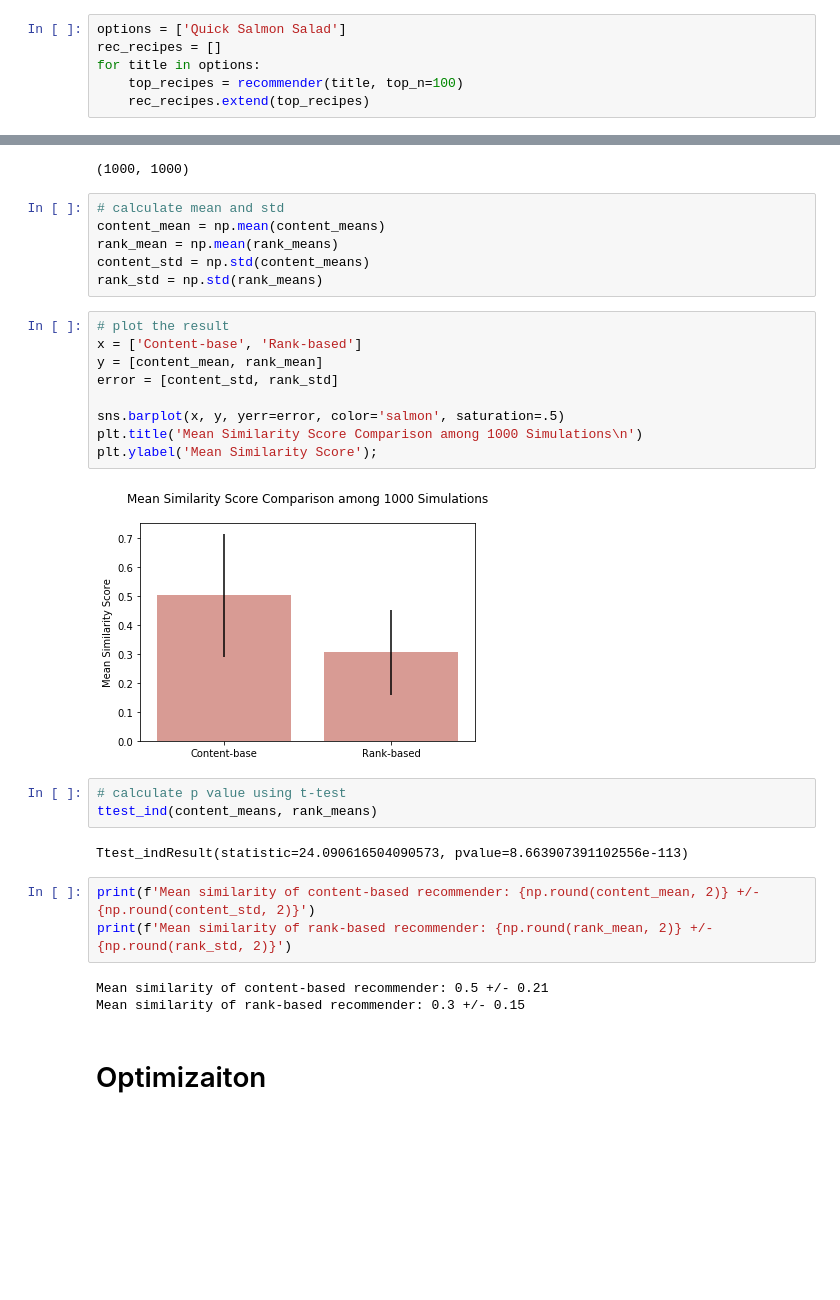
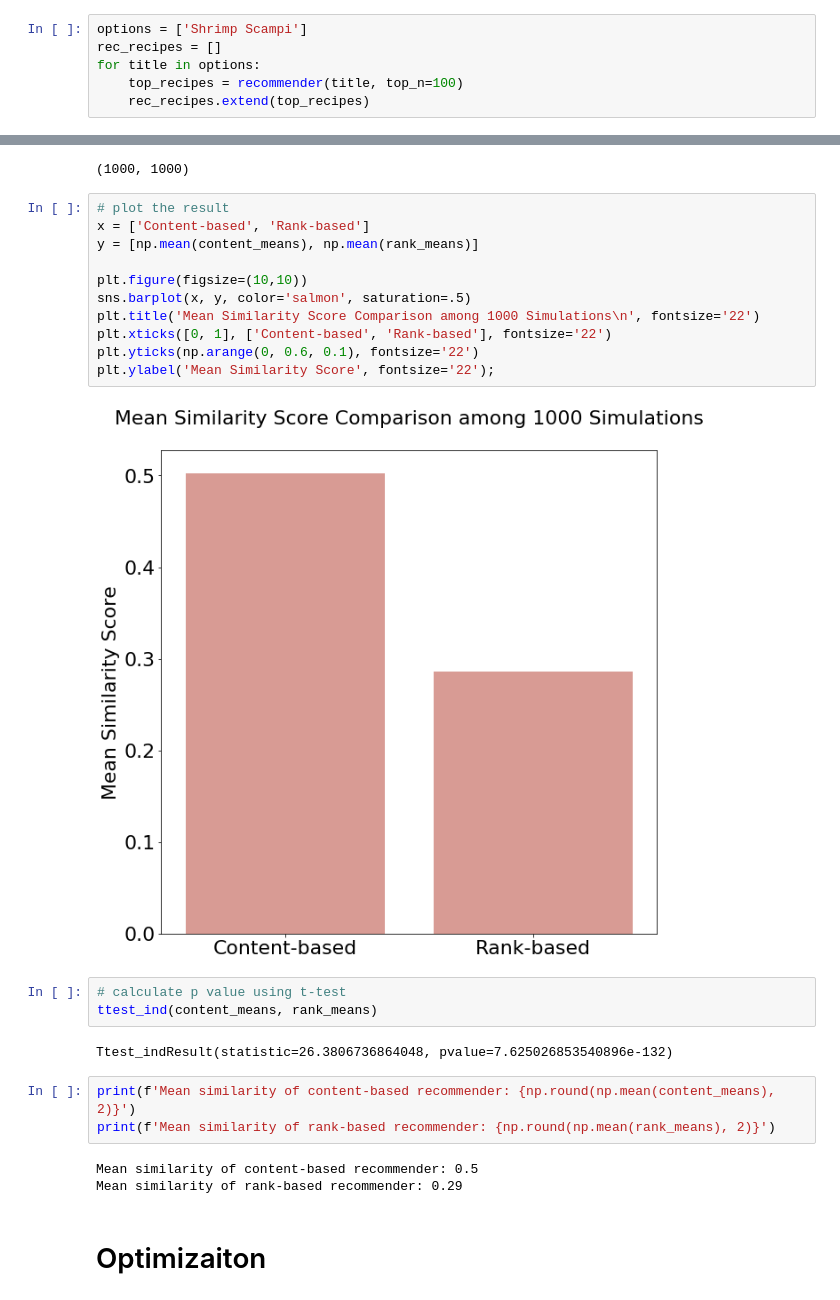
Before and after one commit to yangli53/happy_meals, a Jupyter notebook: Recommender.ipynb, the cells around one changed output, grey strips where cells are left out. Cells and saved outputs as stored; diff of their text form; blank space fills up the shorter version.

```diff
--- a/Recommender.ipynb
+++ b/Recommender.ipynb
@@ -93,7 +93,7 @@ def recommender(title, df=lda_matrix, cosine_sim=cosine_sim, top_n=10):
 
     return top_recipes
 # %%
-options = ['Quick Salmon Salad']
+options = ['Shrimp Scampi']
 rec_recipes = []
 for title in options:
     top_recipes = recommender(title, top_n=100)
@@ -222,34 +222,30 @@ for _ in range(1000):
 len(content_means), len(rank_means)
 # %% [output]
 (1000, 1000)
-# %%
-# calculate mean and std
-content_mean = np.mean(content_means)
-rank_mean = np.mean(rank_means)
-content_std = np.std(content_means)
-rank_std = np.std(rank_means)
 # %%
 # plot the result
-x = ['Content-base', 'Rank-based']
-y = [content_mean, rank_mean]
-error = [content_std, rank_std]
+x = ['Content-based', 'Rank-based']
+y = [np.mean(content_means), np.mean(rank_means)]
 
-sns.barplot(x, y, yerr=error, color='salmon', saturation=.5)
-plt.title('Mean Similarity Score Comparison among 1000 Simulations\n')
-plt.ylabel('Mean Similarity Score');
+plt.figure(figsize=(10,10))
+sns.barplot(x, y, color='salmon', saturation=.5)
+plt.title('Mean Similarity Score Comparison among 1000 Simulations\n', fontsize='22')
+plt.xticks([0, 1], ['Content-based', 'Rank-based'], fontsize='22')
+plt.yticks(np.arange(0, 0.6, 0.1), fontsize='22')
+plt.ylabel('Mean Similarity Score', fontsize='22');
 # %% [output]
-[figure, old version]
+[figure, new version]
 # %%
 # calculate p value using t-test
 ttest_ind(content_means, rank_means)
 # %% [output]
-Ttest_indResult(statistic=24.090616504090573, pvalue=8.663907391102556e-113)
+Ttest_indResult(statistic=26.3806736864048, pvalue=7.625026853540896e-132)
 # %%
-print(f'Mean similarity of content-based recommender: {np.round(content_mean, 2)} +/- {np.round(content_std, 2)}')
-print(f'Mean similarity of rank-based recommender: {np.round(rank_mean, 2)} +/- {np.round(rank_std, 2)}')
+print(f'Mean similarity of content-based recommender: {np.round(np.mean(content_means), 2)}')
+print(f'Mean similarity of rank-based recommender: {np.round(np.mean(rank_means), 2)}')
 # %% [output]
-Mean similarity of content-based recommender: 0.5 +/- 0.21
-Mean similarity of rank-based recommender: 0.3 +/- 0.15
+Mean similarity of content-based recommender: 0.5
+Mean similarity of rank-based recommender: 0.29
 # %% [markdown]
 # Optimizaiton
 # %%
```
Also changed, not shown: parts of 7 cells of this notebook, 5 other files.
